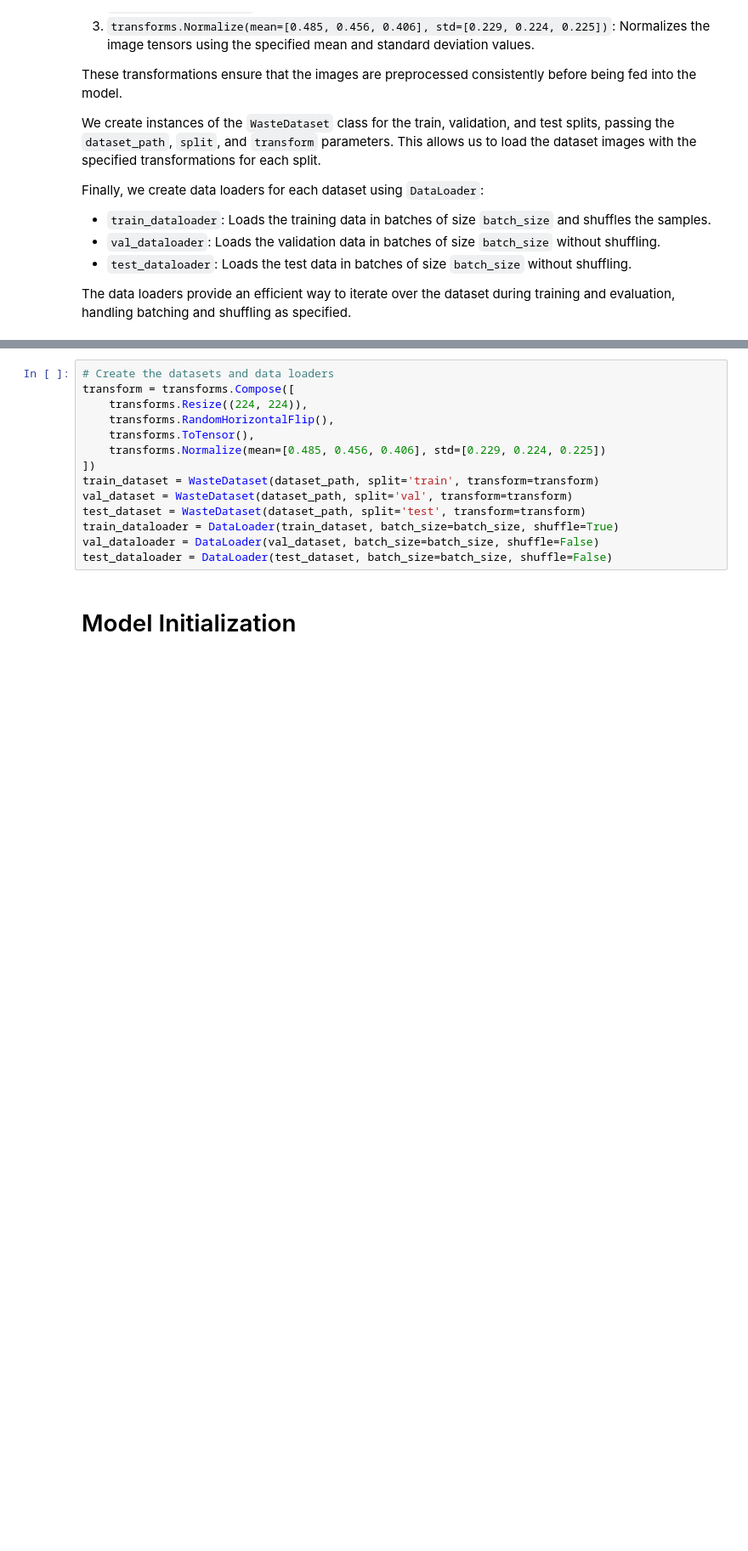
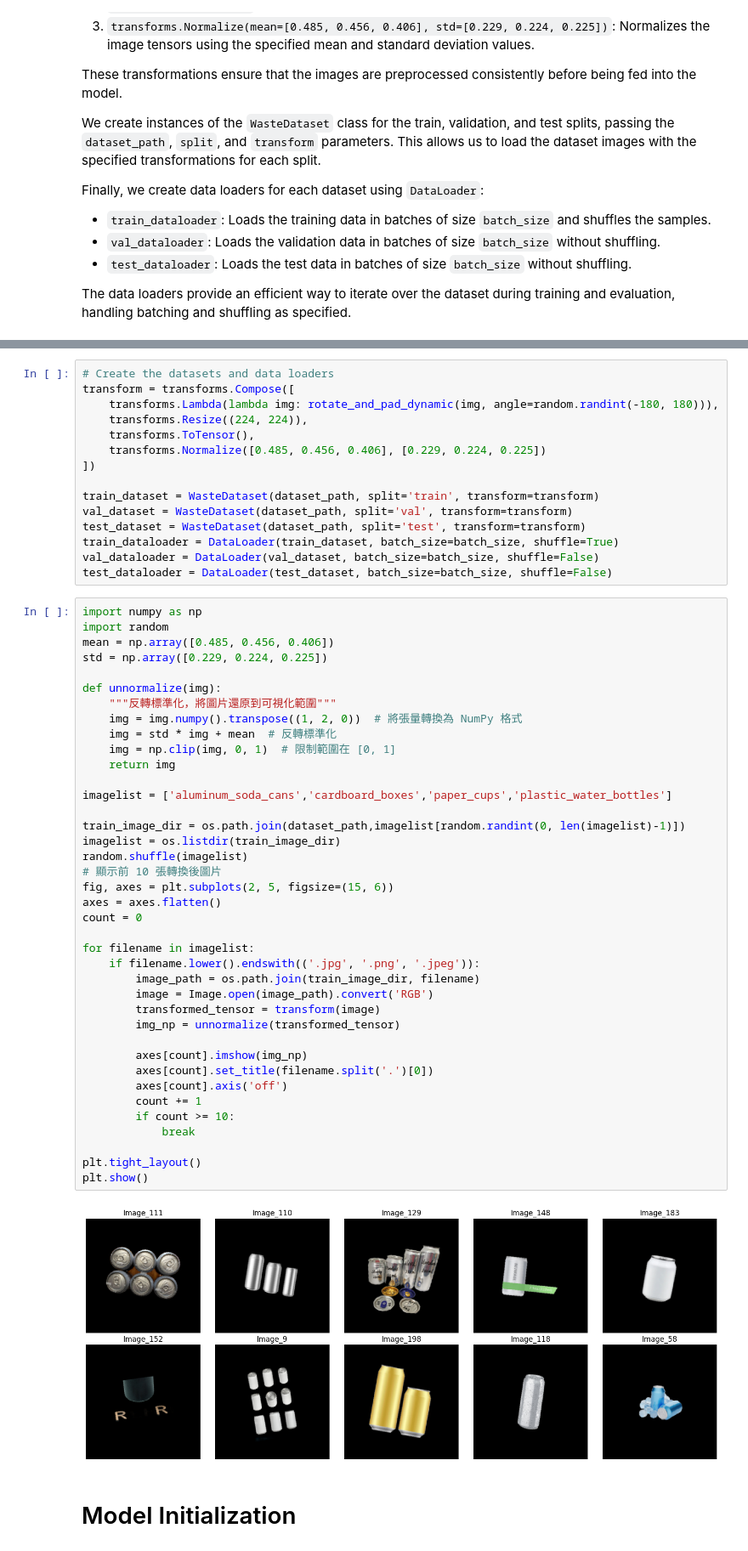
Before and after one commit to mengbei0116/AIOT_final_project, a Jupyter notebook: recyclable-and-household-waste-classification-code.ipynb, the cells around one changed output, grey strips where cells are left out. Shown: that part at 85% size. Drawn from its saved outputs; the diff is of its cells as text; blank space fills up the shorter version.

```diff
--- a/recyclable-and-household-waste-classification-code.ipynb
+++ b/recyclable-and-household-waste-classification-code.ipynb
@@ -177,17 +196,59 @@ The data loaders provide an efficient way to iterate over the dataset during tra
 # %%
 # Create the datasets and data loaders
 transform = transforms.Compose([
+    transforms.Lambda(lambda img: rotate_and_pad_dynamic(img, angle=random.randint(-180, 180))),
     transforms.Resize((224, 224)),
-    transforms.RandomHorizontalFlip(),
     transforms.ToTensor(),
-    transforms.Normalize(mean=[0.485, 0.456, 0.406], std=[0.229, 0.224, 0.225])
+    transforms.Normalize([0.485, 0.456, 0.406], [0.229, 0.224, 0.225])
 ])
+
 train_dataset = WasteDataset(dataset_path, split='train', transform=transform)
 val_dataset = WasteDataset(dataset_path, split='val', transform=transform)
 test_dataset = WasteDataset(dataset_path, split='test', transform=transform)
 train_dataloader = DataLoader(train_dataset, batch_size=batch_size, shuffle=True)
 val_dataloader = DataLoader(val_dataset, batch_size=batch_size, shuffle=False)
 test_dataloader = DataLoader(test_dataset, batch_size=batch_size, shuffle=False)
+# %%
+import numpy as np
+import random
+mean = np.array([0.485, 0.456, 0.406])
+std = np.array([0.229, 0.224, 0.225])
+
+def unnormalize(img):
+    """反轉標準化，將圖片還原到可視化範圍"""
+    img = img.numpy().transpose((1, 2, 0))  # 將張量轉換為 NumPy 格式
+    img = std * img + mean  # 反轉標準化
+    img = np.clip(img, 0, 1)  # 限制範圍在 [0, 1]
+    return img
+
+imagelist = ['aluminum_soda_cans','cardboard_boxes','paper_cups','plastic_water_bottles']
+
+train_image_dir = os.path.join(dataset_path,imagelist[random.randint(0, len(imagelist)-1)])
+imagelist = os.listdir(train_image_dir)
+random.shuffle(imagelist)
+# 顯示前 10 張轉換後圖片
+fig, axes = plt.subplots(2, 5, figsize=(15, 6))
+axes = axes.flatten()
+count = 0
+
+for filename in imagelist:
+    if filename.lower().endswith(('.jpg', '.png', '.jpeg')):
+        image_path = os.path.join(train_image_dir, filename)
+        image = Image.open(image_path).convert('RGB')
+        transformed_tensor = transform(image)
+        img_np = unnormalize(transformed_tensor)
+
+        axes[count].imshow(img_np)
+        axes[count].set_title(filename.split('.')[0])
+        axes[count].axis('off')
+        count += 1
+        if count >= 10:
+            break
+
+plt.tight_layout()
+plt.show()
+# %% [output]
+[figure, added]
 # %% [markdown]
 # Model Initialization
 # %%
```
Also changed, not shown: parts of 7 cells of this notebook, 21 other files.
